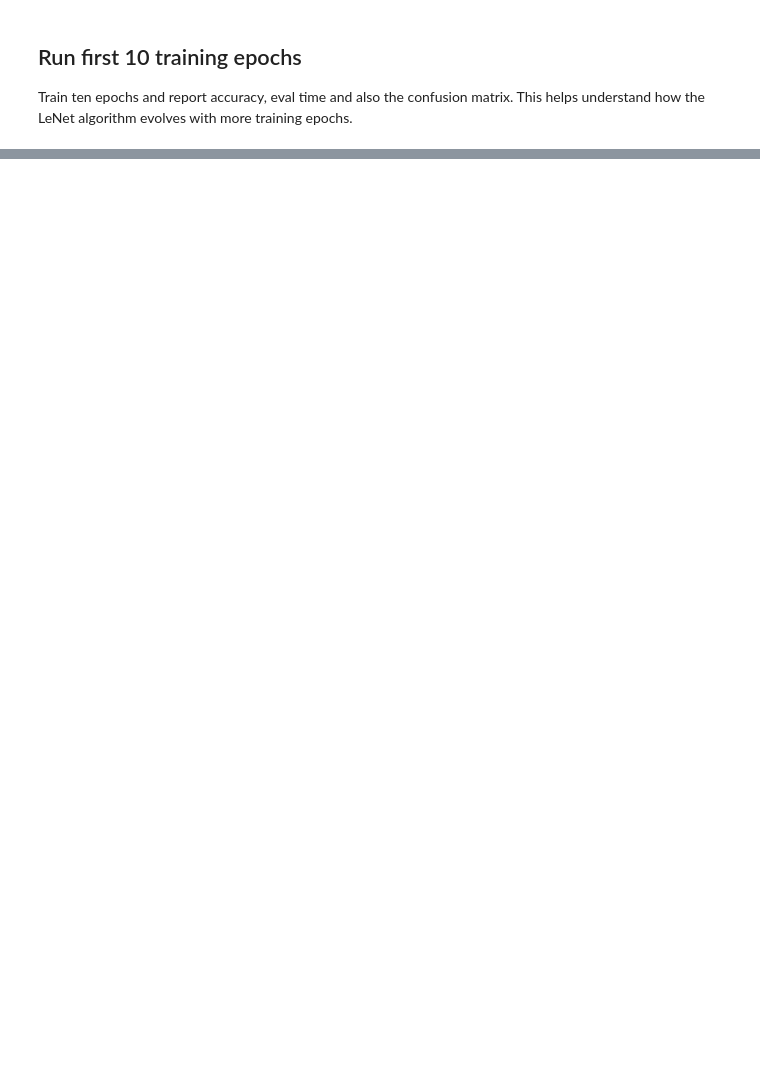
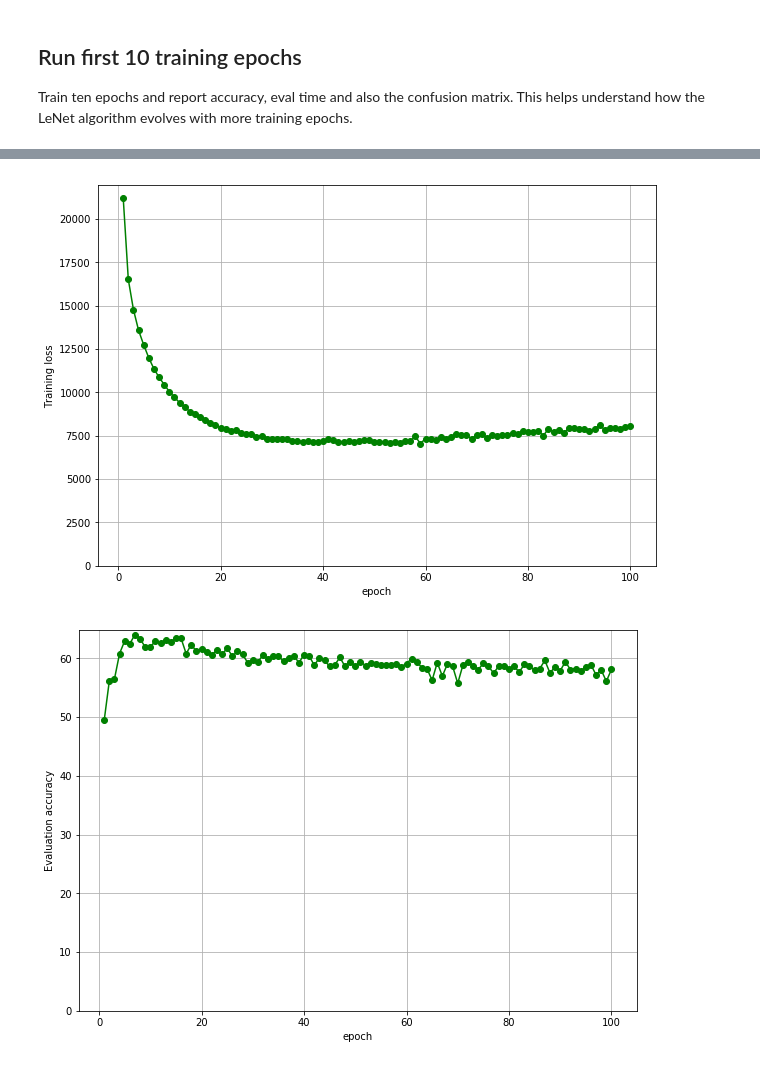
Before and after one commit to jaisong87/pytorch-models, a Jupyter notebook: cifar10/benchmarks/LeNet-benchmark.ipynb, the cells around one changed output, grey strips where cells are left out. Drawn from its saved outputs; the diff is of its cells as text; code cells hidden in the pictures; blank space fills up the shorter version.

```diff
--- a/cifar10/benchmarks/LeNet-benchmark.ipynb
+++ b/cifar10/benchmarks/LeNet-benchmark.ipynb
@@ -174,0 +228,50 @@ plt.show()
+# %%
+epochs = range(1,101)
+training_loss = []
+training_time = []
+test_accuracy = []
+test_time = []
+
+for epoch in epochs:
+    total_loss, train_time = train_metrics[epoch]
+    training_loss.append(total_loss)
+    training_time.append(train_time.seconds)
+
+    correct, total, _, eval_time = eval_metrics[epoch]
+    test_accuracy.append(100.0*correct/float(total))
+    test_time.append(eval_time.seconds)
+
+plt.figure(figsize=(10, 7))
+plt.plot(epochs, training_loss, marker = 'o', color='g')
+plt.xlabel('epoch')
+plt.ylabel('Training loss')
+plt.ylim(bottom=0)
+plt.grid(True)
+plt.show()
+
+plt.figure(figsize=(10, 7))
+plt.plot(epochs, test_accuracy, marker = 'o', color='g')
+plt.xlabel('epoch')
+plt.ylabel('Evaluation accuracy')
+plt.ylim(bottom=0)
+plt.grid(True)
+plt.show()
+
+plt.figure(figsize=(10, 7))
+plt.plot(epochs, training_time, marker = 'o', color='g')
+plt.xlabel('epoch')
+plt.ylabel('Training time(seconds)')
+plt.ylim(bottom=0)
+plt.grid(True)
+plt.show()
+
+plt.figure(figsize=(10, 7))
+plt.plot(epochs, test_time, marker = 'o', color='g')
+plt.xlabel('epoch')
+plt.ylabel('Evaluation time(seconds)')
+plt.ylim(bottom=0)
+plt.grid(True)
+plt.show()
+# %% [output]
+[figure, added]
+[figure, added]
```
Also changed, not shown: parts of 11 cells of this notebook.
